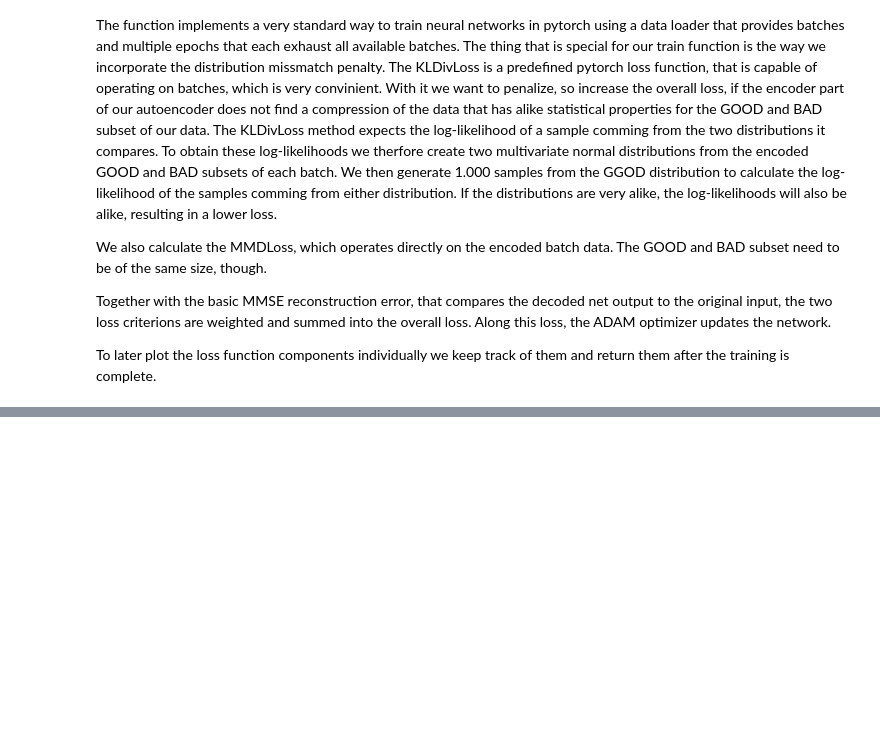
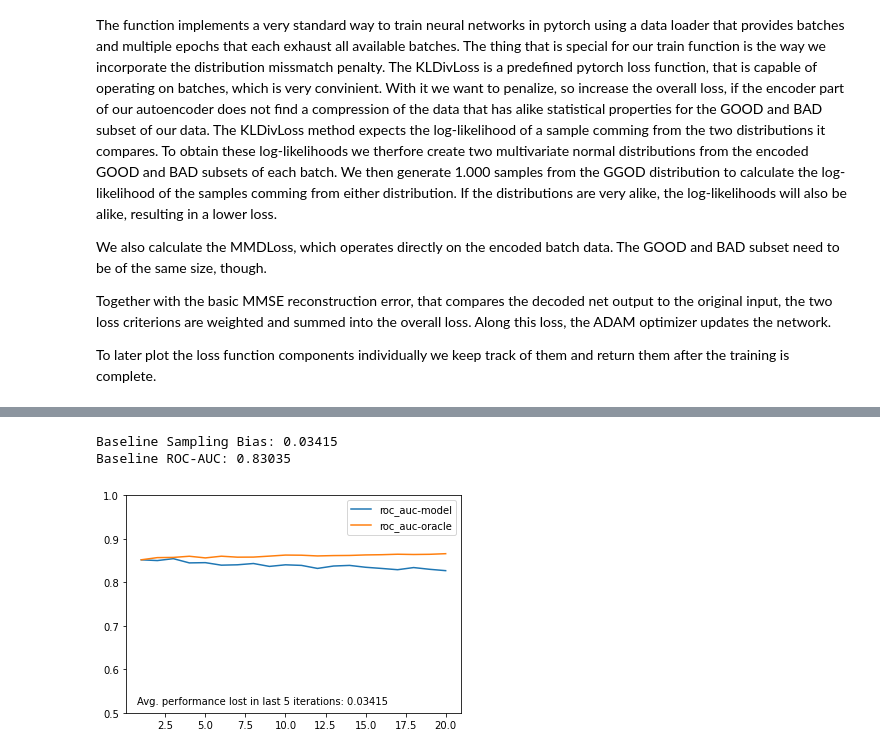
Before and after one commit to lukasvoege/reject-infer-autoencoder, a Jupyter notebook: notebooks/Lukas_Cells.ipynb, the cells around one changed output, grey strips where cells are left out. Drawn from its saved outputs; the diff is of its cells as text; code cells hidden in the pictures; blank space fills up the shorter version.

```diff
--- a/notebooks/Lukas_Cells.ipynb
+++ b/notebooks/Lukas_Cells.ipynb
@@ -369,0 +403,30 @@ To later plot the loss function components individually we keep track of them an
+# %%
+# Define number of iterations and model to use
+n_years = 20
+model = lgbm.LGBMClassifier()
+
+sim = dal.Simulate_acceptance_loop("gmsc.csv", model, 0.1, 0.1, n_years, enc_features=False, rej_inf=None)
+results_generator = sim.run()
+
+metrics = None
+for iteration in results_generator:
+    metrics = iteration[3]
+
+# calculate performance loss against oracle and models average ROC-AUC over the last 5 years
+last_n_years = 5
+baseline_bias = h.measure_bias(metrics["oracle"]["holdout"]['roc_auc'], metrics["model"]["holdout"]['roc_auc'], last_n_years)
+baseline_roc_auc = sum(metrics["model"]["holdout"]['roc_auc'][-last_n_years:]) / last_n_years
+print(f'Baseline Sampling Bias: {round(baseline_bias, 5)}\nBaseline ROC-AUC: {round(baseline_roc_auc, 5)}')
+
+# Plot simulation results
+x = range(1, n_years + 1)
+plt.plot(x, metrics["model"]["holdout"]['roc_auc'], label = 'roc_auc-model')
+plt.plot(x, metrics["oracle"]["holdout"]['roc_auc'], label = 'roc_auc-oracle')
+plt.text(0.75, 0.52, f'Avg. performance lost in last {last_n_years} iterations: {round(baseline_bias, 5)}')
+plt.legend()
+plt.ylim([0.5, 1.0])
+plt.show()
+# %% [output]
+Baseline Sampling Bias: 0.03415
+Baseline ROC-AUC: 0.83035
+[figure, added]
```
Also changed, not shown: parts of 14 cells of this notebook, 3 other files.
